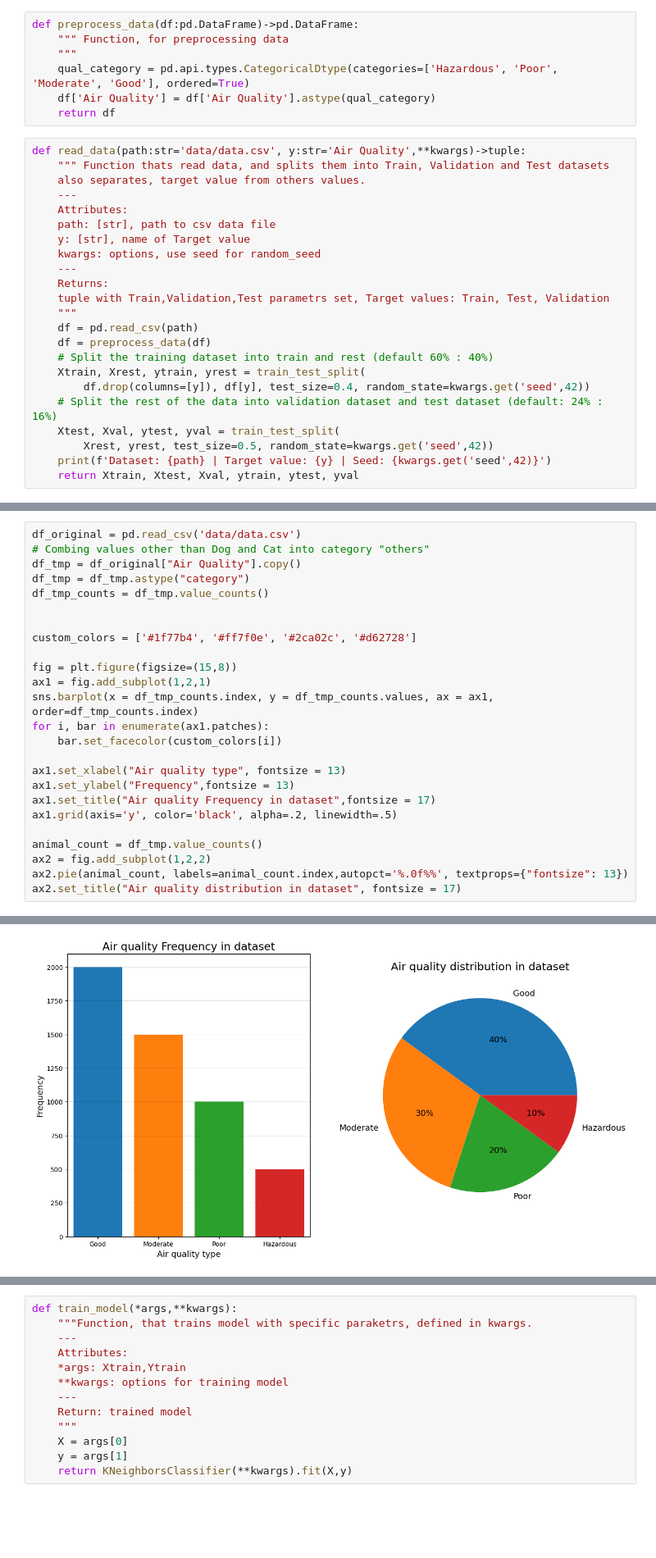
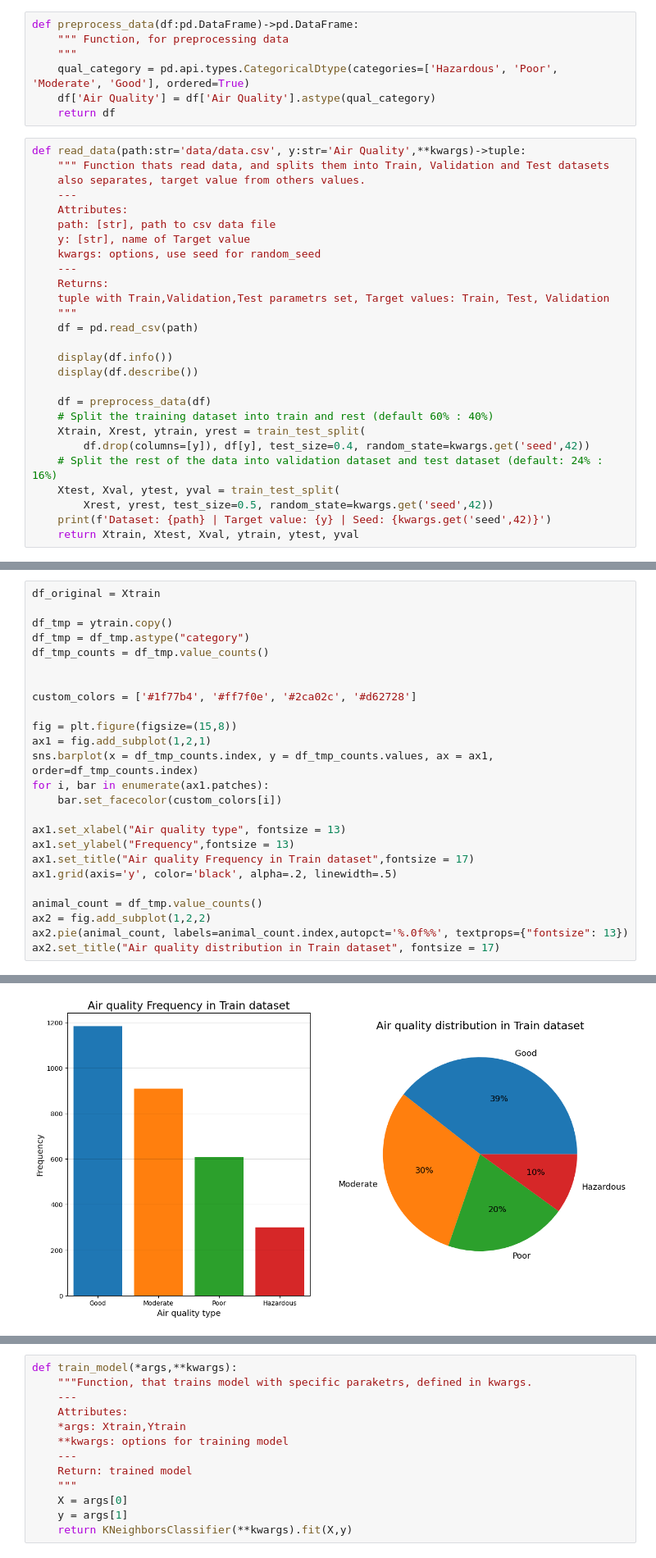
Before and after one commit to Ondralol/k-nearest-neighbours-article, a Jupyter notebook: main.ipynb, the cells around one changed output, grey strips where cells are left out. Shown at 82% size. Drawn from its saved outputs; the diff is of its cells as text; blank space fills up the shorter version.

```diff
--- a/main.ipynb
+++ b/main.ipynb
@@ -96,6 +102,10 @@ def read_data(path:str='data/data.csv', y:str='Air Quality',**kwargs)->tuple:
     tuple with Train,Validation,Test parametrs set, Target values: Train, Test, Validation
     """
     df = pd.read_csv(path)
+
+    display(df.info())
+    display(df.describe())
+
     df = preprocess_data(df)
     # Split the training dataset into train and rest (default 60% : 40%)
     Xtrain, Xrest, ytrain, yrest = train_test_split(
@@ -114,7 +152,7 @@ Dataset: data/data.csv | Target value: Air Quality | Seed: 42
 # %%
-df_original = pd.read_csv('data/data.csv')
-# Combing values other than Dog and Cat into category "others"
-df_tmp = df_original["Air Quality"].copy()
+df_original = Xtrain
+
+df_tmp = ytrain.copy()
 df_tmp = df_tmp.astype("category")
 df_tmp_counts = df_tmp.value_counts()
 
@@ -129,11 +167,11 @@ for i, bar in enumerate(ax1.patches):
 
 ax1.set_xlabel("Air quality type", fontsize = 13)
 ax1.set_ylabel("Frequency",fontsize = 13)
-ax1.set_title("Air quality Frequency in dataset",fontsize = 17)
+ax1.set_title("Air quality Frequency in Train dataset",fontsize = 17)
 ax1.grid(axis='y', color='black', alpha=.2, linewidth=.5)
 
 animal_count = df_tmp.value_counts()
 ax2 = fig.add_subplot(1,2,2)
 ax2.pie(animal_count, labels=animal_count.index,autopct='%.0f%%', textprops={"fontsize": 13})
-ax2.set_title("Air quality distribution in dataset", fontsize = 17)
+ax2.set_title("Air quality distribution in Train dataset", fontsize = 17)
 # %% [output]
@@ -141,4 +179,4 @@ Text(0.5, 1.0, 'Air quality distribution in dataset')
-[figure, old version]
+[figure, new version]
 # %%
 df_original.info()
 # %% [output]
```
Also changed, not shown: parts of 30 cells of this notebook, 24 other files.
